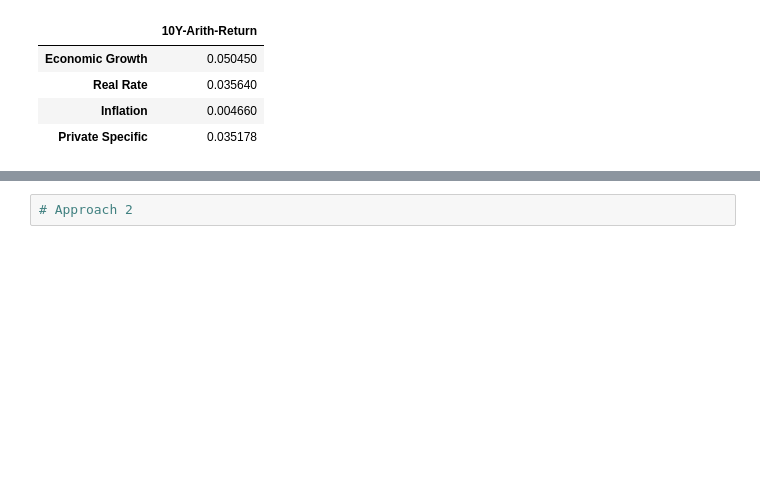
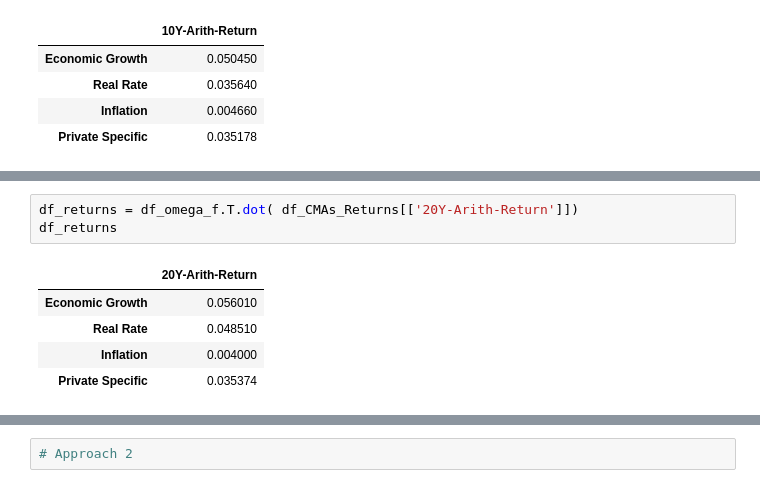
Before and after one commit to krocellx/finance, a Jupyter notebook: Factor_Investing_Using_CMAs.ipynb, the cells around one changed output, grey strips where cells are left out. Saved outputs shown, nothing was run; the diff lists cells and outputs as text; blank space fills up the shorter version.

```diff
--- a/Factor_Investing_Using_CMAs.ipynb
+++ b/Factor_Investing_Using_CMAs.ipynb
@@ -372,0 +382,9 @@ df_returns
+# %%
+df_returns = df_omega_f.T.dot( df_CMAs_Returns[['20Y-Arith-Return']])
+df_returns
+# %% [output]
+|  | 20Y-Arith-Return |
+| Economic Growth | 0.056010 |
+| Real Rate | 0.048510 |
+| Inflation | 0.004000 |
+| Private Specific | 0.035374 |
```
Also changed, not shown: parts of 3 cells of this notebook.
